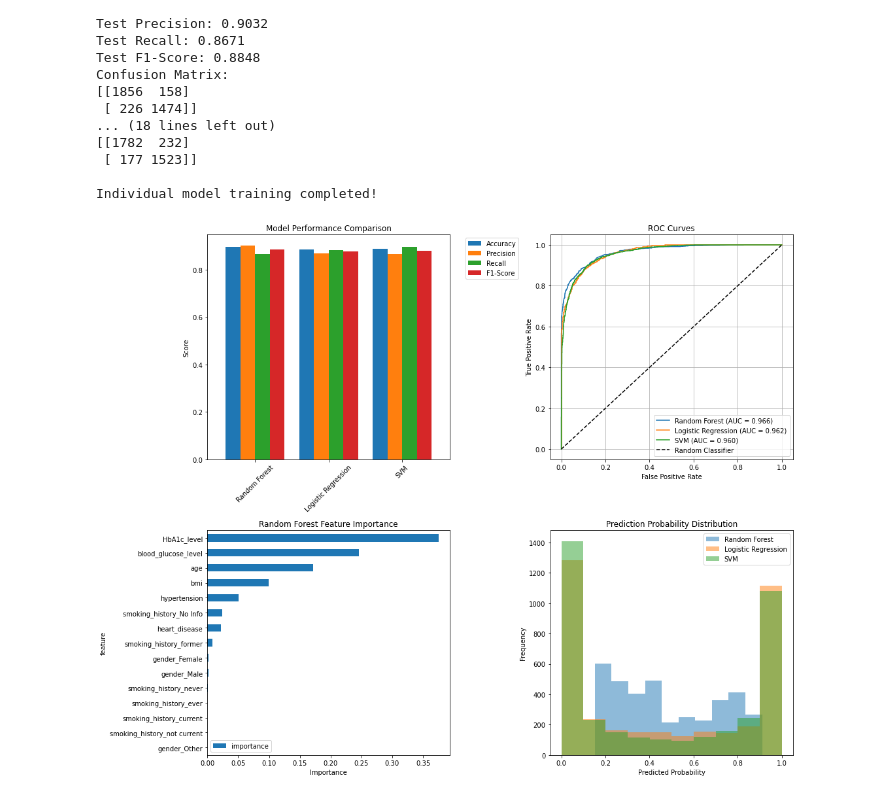
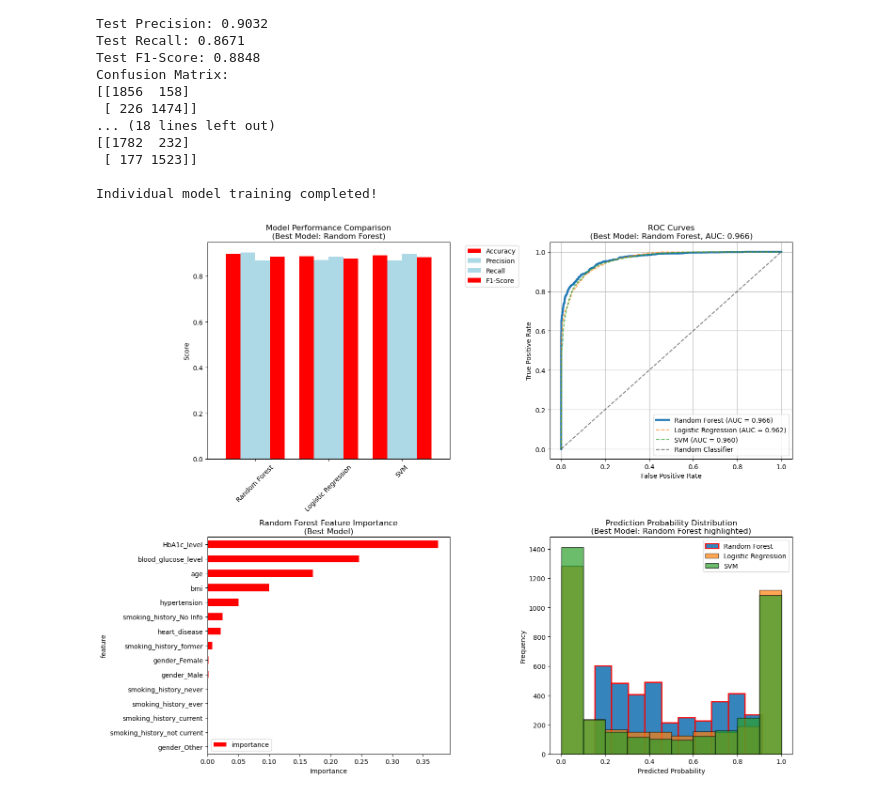
Before and after one commit to tinashejima/Python, a Jupyter notebook: my-project-code/diabetes-pipeline.ipynb, the cells around one changed output. Saved outputs shown, nothing was run; the diff lists cells and outputs as text; code cells hidden in the pictures.

```diff
--- a/my-project-code/diabetes-pipeline.ipynb
+++ b/my-project-code/diabetes-pipeline.ipynb
@@ -257,7 +257,7 @@ X_test_scaled = scaler.transform(X_test)
 # %%
 # Initializing models
 models = {
-    'Random Forest': RandomForestClassifier( class_weight='balanced', random_state=42, max_depth=3),
+    'Random Forest': RandomForestClassifier(n_estimators=100, class_weight='balanced', random_state=42, n_jobs=-1, max_depth=3),
     'Logistic Regression': LogisticRegression(class_weight='balanced', random_state=42, max_iter=1000),
     'SVM': SVC(class_weight='balanced', random_state=42, probability=True, kernel='rbf')
 }
@@ -327,79 +327,119 @@ Confusion Matrix:
 
 Individual model training completed!
 # %%
+
 # Create performance comparison visualization
 fig, axes = plt.subplots(2, 2, figsize=(15, 12))
 
 # 1. Model Performance Comparison
 metrics = ['Accuracy', 'Precision', 'Recall', 'F1-Score']
 model_names = list(individual_models.keys())
+performance_data = []
 
-performance_data = []
+# Find best model for each metric
+best_models = {}
 for name in model_names:
     if name in ['Logistic Regression', 'SVM']:
         test_pred = individual_models[name].predict(X_test_scaled)
     else:
         test_pred = individual_models[name].predict(X_test)
-
     accuracy = accuracy_score(y_test, test_pred)
     precision = precision_score(y_test, test_pred, zero_division=0)
     recall = recall_score(y_test, test_pred, zero_division=0)
     f1 = f1_score(y_test, test_pred, zero_division=0)
-
     performance_data.append([accuracy, precision, recall, f1])
 
 performance_df = pd.DataFrame(performance_data, columns=metrics, index=model_names)
 
-# Bar plot of performance metrics
+# Find best model (highest average score across all metrics)
+performance_df['Average_Score'] = performance_df.mean(axis=1)
+best_model_name = performance_df['Average_Score'].idxmax()
+best_model_avg_score = performance_df.loc[best_model_name, 'Average_Score']
+performance_df = performance_df.drop('Average_Score', axis=1)  # Remove average column for plotting
+
+# Bar plot of performance metrics with best model highlighted
 ax1 = axes[0, 0]
-performance_df.plot(kind='bar', ax=ax1, width=0.8)
-ax1.set_title('Model Performance Comparison')
+colors = ['lightblue' if name != best_model_name else 'red' for name in model_names]
+performance_df.plot(kind='bar', ax=ax1, width=0.8, color=colors)
+ax1.set_title(f'Model Performance Comparison\n(Best Model: {best_model_name})')
 ax1.set_ylabel('Score')
 ax1.legend(bbox_to_anchor=(1.05, 1), loc='upper left')
 ax1.set_xticklabels(model_names, rotation=45)
 
-# 2. ROC Curves
+# 2. ROC Curves with best model highlighted
 ax2 = axes[0, 1]
+best_auc = 0
+best_model_roc = None
+
 for name in model_names:
     fpr, tpr, _ = roc_curve(y_test, individual_probabilities[name])
     auc_score = roc_auc_score(y_test, individual_probabilities[name])
-    ax2.plot(fpr, tpr, label=f'{name} (AUC = {auc_score:.3f})')
 
-ax2.plot([0, 1], [0, 1], 'k--', label='Random Classifier')
+    # Track best AUC score
+    if auc_score > best_auc:
+        best_auc = auc_score
+        best_model_roc = name
+
+    linewidth = 3 if name == best_model_name else 1.5
+    linestyle = '-' if name == best_model_name else '--'
+    alpha = 1.0 if name == best_model_name else 0.7
+
+    ax2.plot(fpr, tpr, label=f'{name} (AUC = {auc_score:.3f})',
+             linewidth=linewidth, linestyle=linestyle, alpha=alpha)
+
+ax2.plot([0, 1], [0, 1], 'k--', label='Random Classifier', alpha=0.5)
 ax2.set_xlabel('False Positive Rate')
 ax2.set_ylabel('True Positive Rate')
-ax2.set_title('ROC Curves')
+ax2.set_title(f'ROC Curves\n(Best Model: {best_model_name}, AUC: {best_auc:.3f})')
 ax2.legend()
 ax2.grid(True)
 
 # 3. Feature Importance (Random Forest)
 ax3 = axes[1, 0]
 rf_importance = individual_models['Random Forest'].feature_importances_
 importance_df = pd.DataFrame({
     'feature': X.columns,
     'importance': rf_importance
 }).sort_values('importance', ascending=True)
 
-importance_df.plot(x='feature', y='importance', kind='barh', ax=ax3)
-ax3.set_title('Random Forest Feature Importance')
+# Highlight if Random Forest is the best model
+color = 'red' if 'Random Forest' == best_model_name else 'lightblue'
+importance_df.plot(x='feature', y='importance', kind='barh', ax=ax3, color=color)
+ax3.set_title(f'Random Forest Feature Importance\n({"Best Model" if "Random Forest" == best_model_name else "Not Best Model"})')
 ax3.set_xlabel('Importance')
 
-# 4. Prediction Probabilities Distribution
+# 4. Prediction Probabilities Distribution with best model highlighted
 ax4 = axes[1, 1]
 for name in model_names:
-    ax4.hist(individual_probabilities[name], alpha=0.5, label=name, bins=10)
+    alpha = 0.7 if name != best_model_name else 0.9
+    edgecolor = 'red' if name == best_model_name else 'black'
+    linewidth = 2 if name == best_model_name else 1
+    ax4.hist(individual_probabilities[name], alpha=alpha, label=name, bins=10,
+             edgecolor=edgecolor, linewidth=linewidth)
+
 ax4.set_xlabel('Predicted Probability')
 ax4.set_ylabel('Frequency')
-ax4.set_title('Prediction Probability Distribution')
+ax4.set_title(f'Prediction Probability Distribution\n(Best Model: {best_model_name} highlighted)')
 ax4.legend()
 
 plt.tight_layout()
 plt.show()
 
-# Print performance summary
+# Print performance summary with best model highlighted
 print("\nModel Performance Summary:")
-print("="*40)
+print("=" * 50)
 print(performance_df.round(4))
+
+print(f"\nBest Model: {best_model_name}")
+print(f"Average Score: {best_model_avg_score:.4f}")
+print("=" * 50)
+
+# Print detailed metrics for the best model
+print(f"\nDetailed Performance for Best Model ({best_model_name}):")
+print("-" * 40)
+for metric in metrics:
+    score = performance_df.loc[best_model_name, metric]
+    print(f"{metric}: {score:.4f}")
 # %% [output]
-[figure, old version]
+[figure, new version]
 Model Performance Summary:
```
Also changed, not shown: parts of 21 cells of this notebook, 3 other files.
